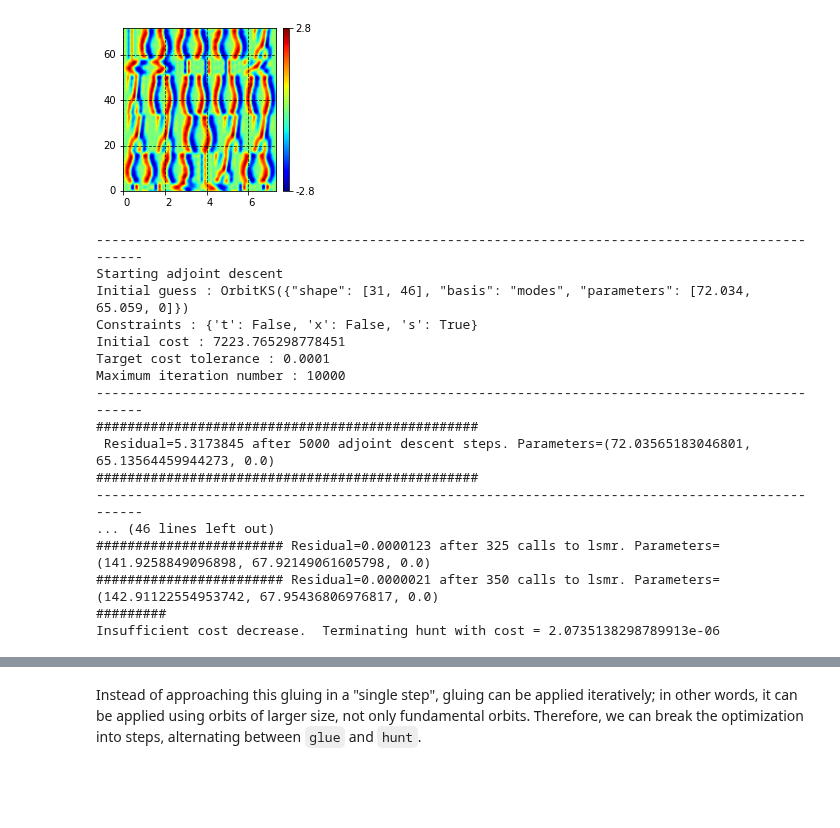
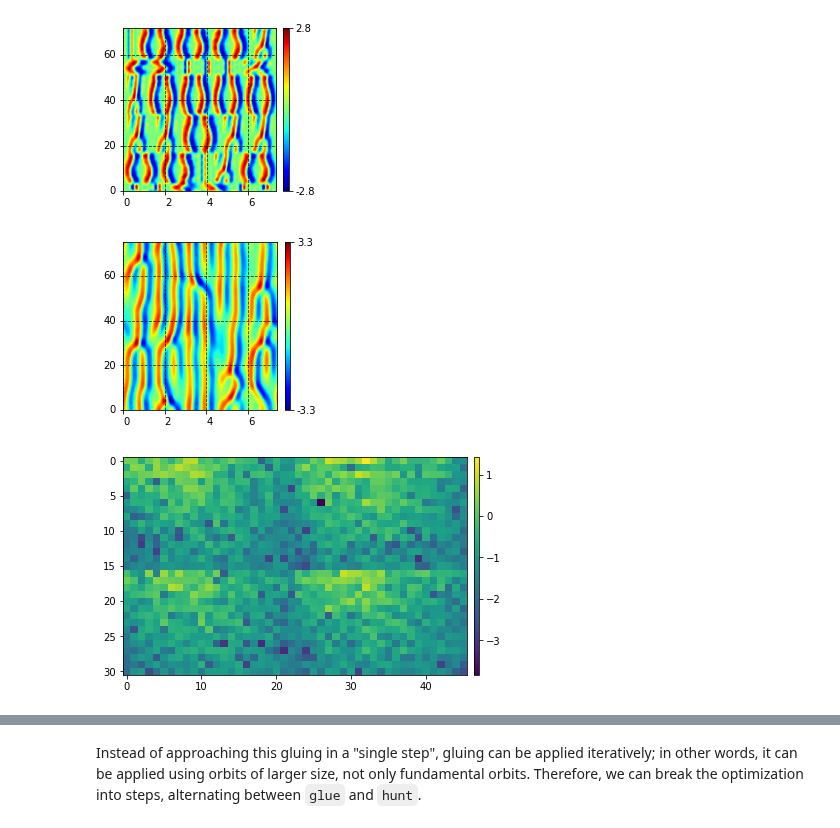
Before and after one commit to chaotic-systems/orbithunter, a Jupyter notebook: notebooks/gluing.ipynb, the cells around one changed output, grey strips where cells are left out. Cells and saved outputs as stored; diff of their text form; code cells hidden in the pictures; blank space fills up the shorter version.

```diff
--- a/notebooks/gluing.ipynb
+++ b/notebooks/gluing.ipynb
@@ -79,25 +60,22 @@ big_tiling_stripwise.plot(padding=True)
 # %% [output]
 [figure]
 # %%
-big_tiling_result = orb.hunt(big_tiling.transform(to='modes'), verbose=True,
-                             preconditioning=[True, False, False], methods=('adj', 'adj', 'lsmr'), pexp=(2,2),
-                             tol=[1e-4, 1e-4, 1e-6],
-                             maxiter=[10000, 50000, 1000])
+t0 = time.time_ns()/10**9
+big_tiling_stage_1_result = orb.hunt(big_tiling.transform(to='modes'), verbose=True,
+                             preconditioning=[True, False],
+                                     methods=('adj', 'adj'),
+                                     pexp=(2,2),
+                             tol=[1e-4, 1e-4],
+                             maxiter=[10000, 50000])
+
+t1 = time.time_ns()/10**9
-# %% [output]
--------------------------------------------------------------------------------------------------
-Starting adjoint descent
-Initial guess : OrbitKS({"shape": [31, 46], "basis": "modes", "parameters": [72.034, 65.059, 0]})
-Constraints : {'t': False, 'x': False, 's': True}
-Initial cost : 7223.765298778451
-Target cost tolerance : 0.0001
-Maximum iteration number : 10000
--------------------------------------------------------------------------------------------------
-#################################################
- Residual=5.3173845 after 5000 adjoint descent steps. Parameters=(72.03565183046801, 65.13564459944273, 0.0)
-#################################################
--------------------------------------------------------------------------------------------------
-... (46 lines left out)
-######################## Residual=0.0000123 after 325 calls to lsmr. Parameters=(141.9258849096898, 67.92149061605798, 0.0)
-######################## Residual=0.0000021 after 350 calls to lsmr. Parameters=(142.91122554953742, 67.95436806976817, 0.0)
-#########
-Insufficient cost decrease.  Terminating hunt with cost = 2.0735138298789913e-06
+# %%
+big_tiling_stage_1_result.orbit.plot(padding=True)
+big_tiling_stage_1_result.orbit.mode_plot()
+print(f"The numerical optimization took {t1-t0} seconds to complete"
+      f"{big_tiling_stage_1_result.maxiter} iterations for each method")
+print(f"This took {t1-t0} seconds to arrive at an orbit with"
+      f"cost {big_tiling_stage_1_result.orbit.cost()}")
+# %% [output]
+[figure, added]
+[figure, added]
```
Also changed, not shown: parts of 16 cells of this notebook, 16 other files.
